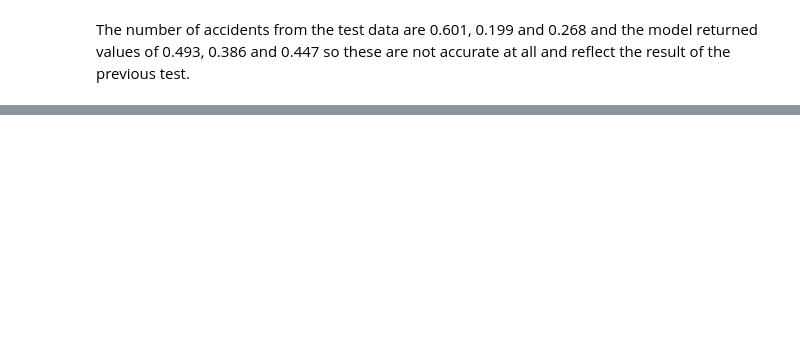
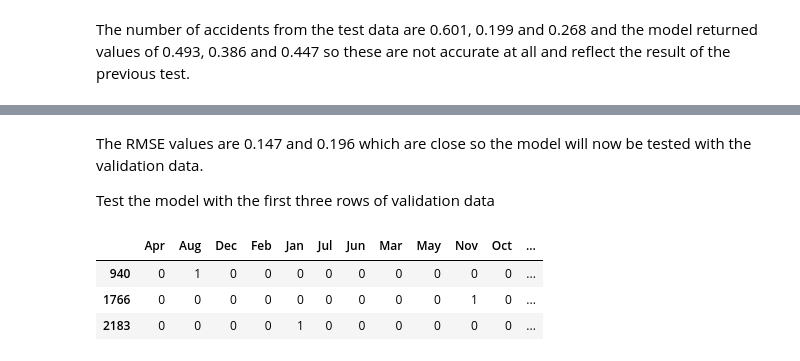
Before and after one commit to 078373uhi/078373uhi-DAOTW_A2, a Jupyter notebook: 078373_DAOTW_A2.ipynb, the cells around one changed output, grey strips where cells are left out. Cells and saved outputs as stored; diff of their text form; code cells hidden in the pictures; blank space fills up the shorter version.

```diff
--- a/078373_DAOTW_A2.ipynb
+++ b/078373_DAOTW_A2.ipynb
@@ -1546,0 +1796,15 @@ The number of accidents from the test data are 0.601, 0.199 and 0.268 and the mo
+# %%
+# shuffle temperature and visibility dataset
+shuffle_tempvis = df_dnn_tempvisib.iloc[np.random.permutation(len(df_dnn_tempvisib))]
+
+#create training and validation data
+shuffle_tempvis_train, shuffle_tempvis_test = train_test_split(shuffle_tempvis, test_size=0.1)
+
+#check training set
+print(shuffle_tempvis_train[:5])
+
+# choose predictors
+predictors_tempvis = shuffle_tempvis_train.iloc[:,0:22]
+
+# check predictors.
+print(predictors_tempvis[:6])
@@ -1546,0 +1906,11 @@ The number of accidents from the test data are 0.601, 0.199 and 0.268 and the mo
+# %% [markdown]
+The RMSE values are 0.147 and 0.196 which are close so the model will now be tested with the validation data.
+
+Test the model with the first three rows of validation data
+# %%
+shuffle_tempvis_test[:3]
+# %% [output]
+|  | Apr | Aug | Dec | Feb | Jan | Jul | Jun | Mar | May | Nov | Oct | ... |
+| 940 | 0 | 1 | 0 | 0 | 0 | 0 | 0 | 0 | 0 | 0 | 0 | ... |
+| 1766 | 0 | 0 | 0 | 0 | 0 | 0 | 0 | 0 | 0 | 1 | 0 | ... |
+| 2183 | 0 | 0 | 0 | 0 | 1 | 0 | 0 | 0 | 0 | 0 | 0 | ... |
```
Also changed, not shown: parts of 95 cells of this notebook.
